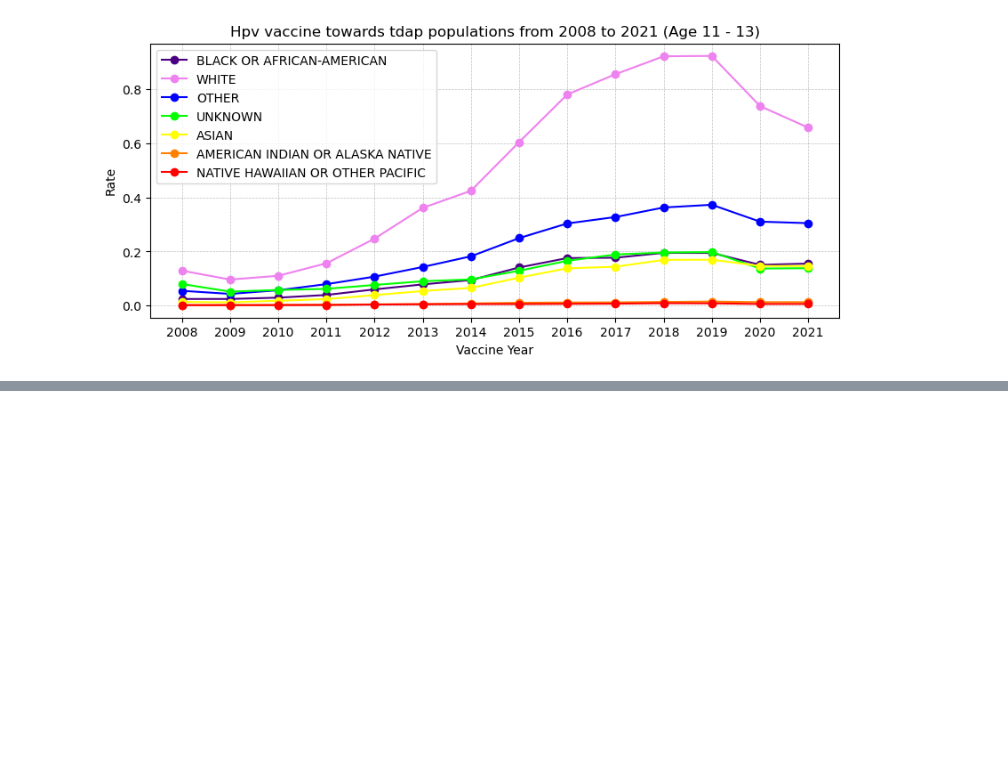
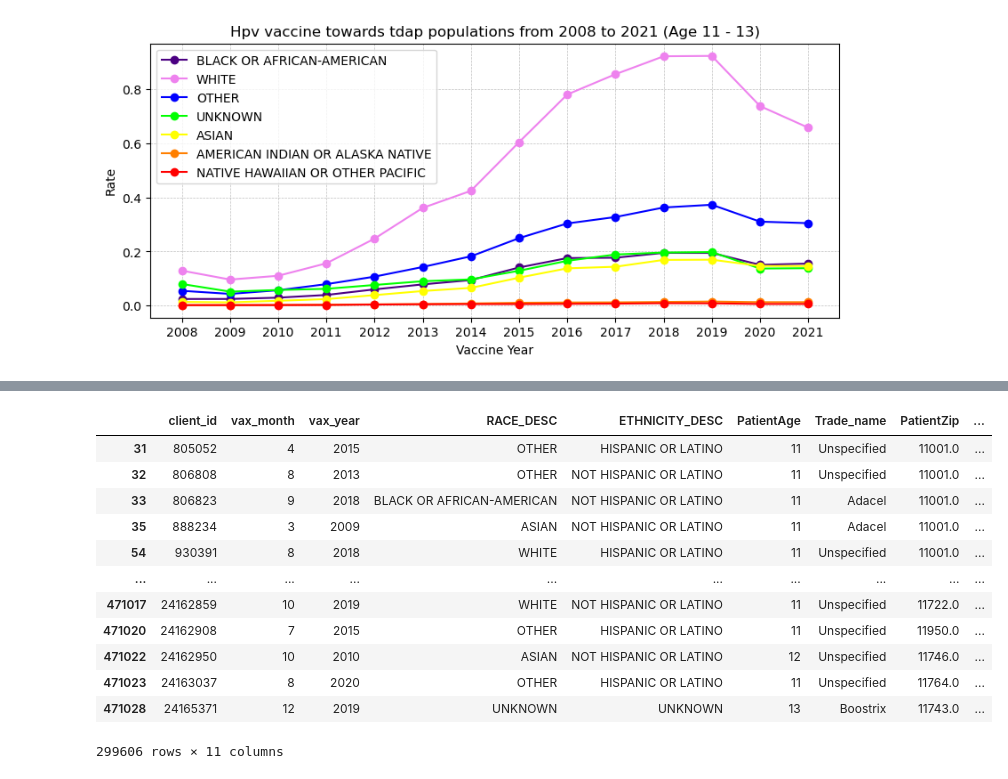
Before and after one commit to ZihanDing/EHR_project, a Jupyter notebook: HpvVaccine/NYSIIS_analysis.ipynb, the cells around one changed output, grey strips where cells are left out. Drawn from its saved outputs; the diff is of its cells as text; code cells hidden in the pictures; blank space fills up the shorter version.

Commit message:
new table generating

```diff
--- a/HpvVaccine/NYSIIS_analysis.ipynb
+++ b/HpvVaccine/NYSIIS_analysis.ipynb
@@ -1332,0 +1369,16 @@ plt.show()
+# %%
+distinct_df_tdap
+# %% [output]
+|  | client_id | vax_month | vax_year | RACE_DESC | ETHNICITY_DESC | PatientAge | Trade_name | PatientZip | ... |
+| 31 | 805052 | 4 | 2015 | OTHER | HISPANIC OR LATINO | 11 | Unspecified | 11001.0 | ... |
+| 32 | 806808 | 8 | 2013 | OTHER | NOT HISPANIC OR LATINO | 11 | Unspecified | 11001.0 | ... |
+| 33 | 806823 | 9 | 2018 | BLACK OR AFRICAN-AMERICAN | NOT HISPANIC OR LATINO | 11 | Adacel | 11001.0 | ... |
+| 35 | 888234 | 3 | 2009 | ASIAN | NOT HISPANIC OR LATINO | 11 | Adacel | 11001.0 | ... |
+| 54 | 930391 | 8 | 2018 | WHITE | HISPANIC OR LATINO | 11 | Unspecified | 11001.0 | ... |
+| ... | ... | ... | ... | ... | ... | ... | ... | ... | ... |
+| 471017 | 24162859 | 10 | 2019 | WHITE | NOT HISPANIC OR LATINO | 11 | Unspecified | 11722.0 | ... |
+| 471020 | 24162908 | 7 | 2015 | OTHER | HISPANIC OR LATINO | 11 | Unspecified | 11950.0 | ... |
+| 471022 | 24162950 | 10 | 2010 | ASIAN | NOT HISPANIC OR LATINO | 12 | Unspecified | 11746.0 | ... |
+| 471023 | 24163037 | 8 | 2020 | OTHER | HISPANIC OR LATINO | 11 | Unspecified | 11764.0 | ... |
+| 471028 | 24165371 | 12 | 2019 | UNKNOWN | UNKNOWN | 13 | Boostrix | 11743.0 | ... |
+299606 rows × 11 columns
```
Also changed, not shown: parts of 8 cells of this notebook, 2 other files.
